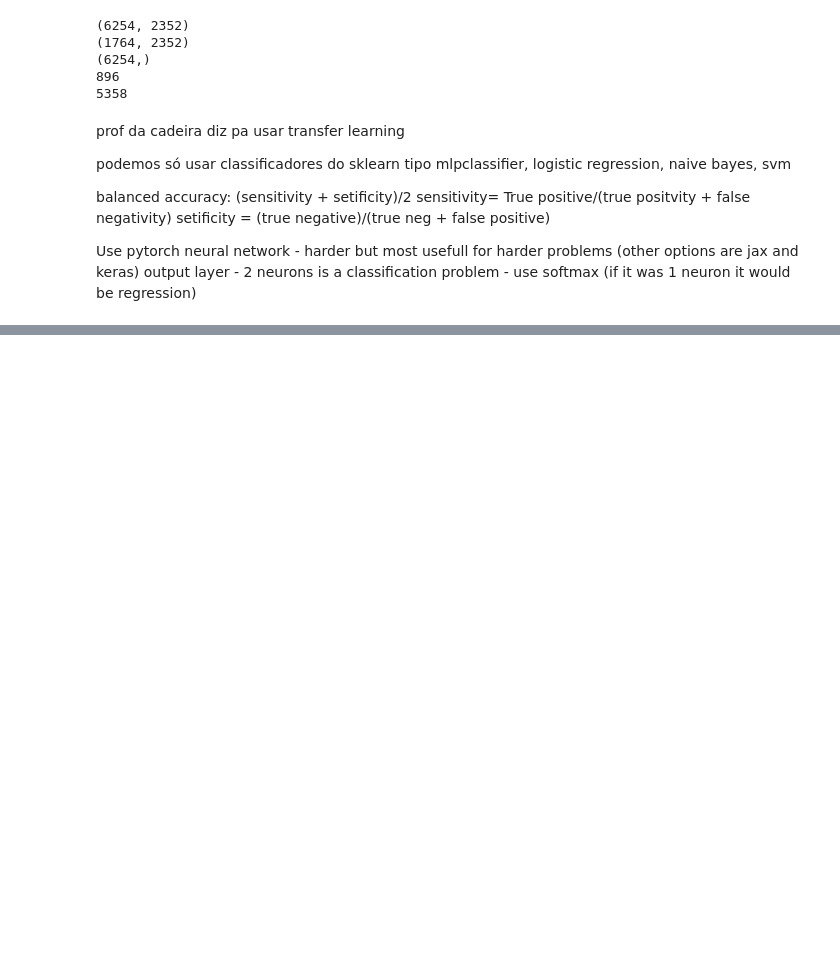
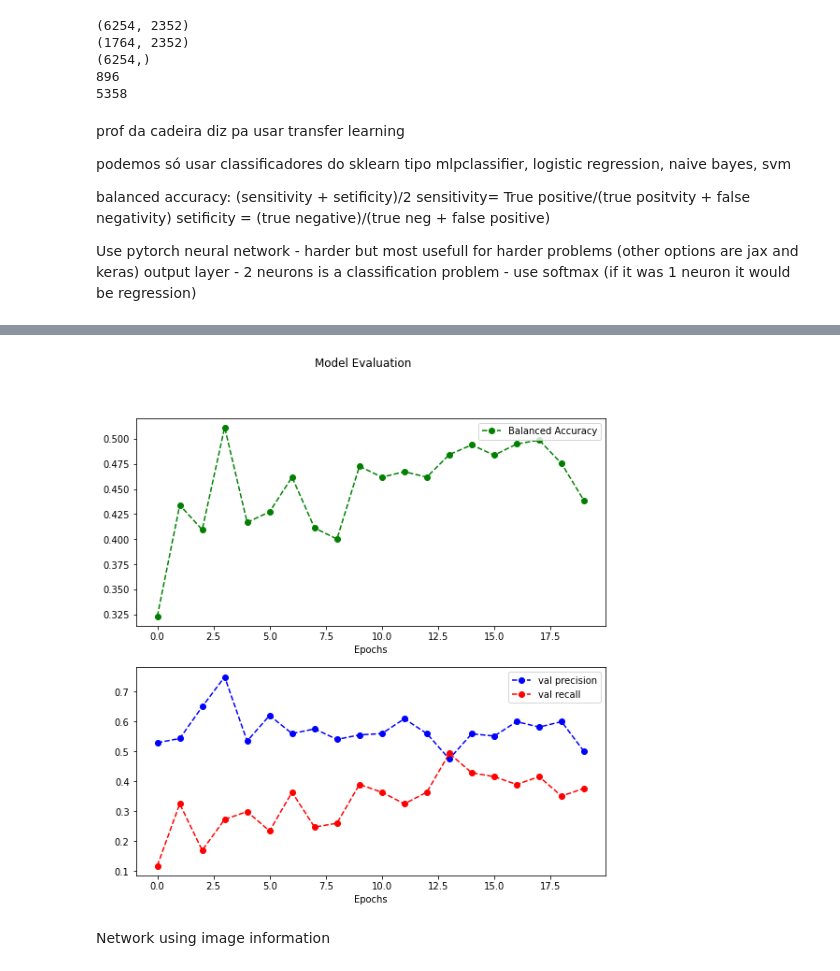
Before and after one commit to Dolfas/ML_Aaut, a Jupyter notebook: ML_problem5.1.ipynb, the cells around one changed output, grey strips where cells are left out. Drawn from its saved outputs; the diff is of its cells as text; code cells hidden in the pictures; blank space fills up the shorter version.

Commit message:
Keras networks with/without Convolution 15/10

```diff
--- a/ML_problem5.1.ipynb
+++ b/ML_problem5.1.ipynb
@@ -70,0 +125,26 @@ model_keras.add(layers.Dense(2, activation="softmax"))
+# %%
+from sklearn.preprocessing import StandardScaler
+
+X_val, X_train_sample = X_train[:500].copy(), X_train[500:].copy()
+y_val, y_train_sample = y_train[:500].copy(), y_train[500:].copy()
+
+# Create an instance of the scaler
+scaler = StandardScaler()
+
+# Fit on training data
+scaler.fit(X_train)
+
+# Transform both training and test data
+X_train_sample = scaler.transform(X_train_sample)
+X_val = scaler.transform(X_val)
+
+model_trained = model_keras.fit(
+    X_train_sample,
+    y_train_sample,
+    batch_size=64,
+    epochs=20,
+    # We pass some validation for
+    # monitoring validation loss and metrics
+    # at the end of each epoch
+    validation_data=(X_val, y_val),
+)
@@ -70,0 +169,19 @@ model_keras.add(layers.Dense(2, activation="softmax"))
+# %%
+dtf = pd.DataFrame(model_trained.history)
+fig, (ax1, ax2) = plt.subplots(2, 1, figsize=(9,9))
+fig.suptitle('Model Evaluation')
+
+ax1.plot((dtf.iloc[:,4]+dtf.iloc[:,5])/2,'go--',label='Balanced Accuracy')
+ax1.legend()
+ax1.set_xlabel('Epochs')
+
+ax2.plot(dtf.iloc[:,4],'bo--',label='val precision')
+ax2.plot(dtf.iloc[:,5],'ro--',label='val recall')
+ax2.legend()
+ax2.set_xlabel('Epochs')
+
+plt.show()
+# %% [output]
+[figure, added]
+# %% [markdown]
+Network using image information
```
Also changed, not shown: parts of 13 cells of this notebook.
